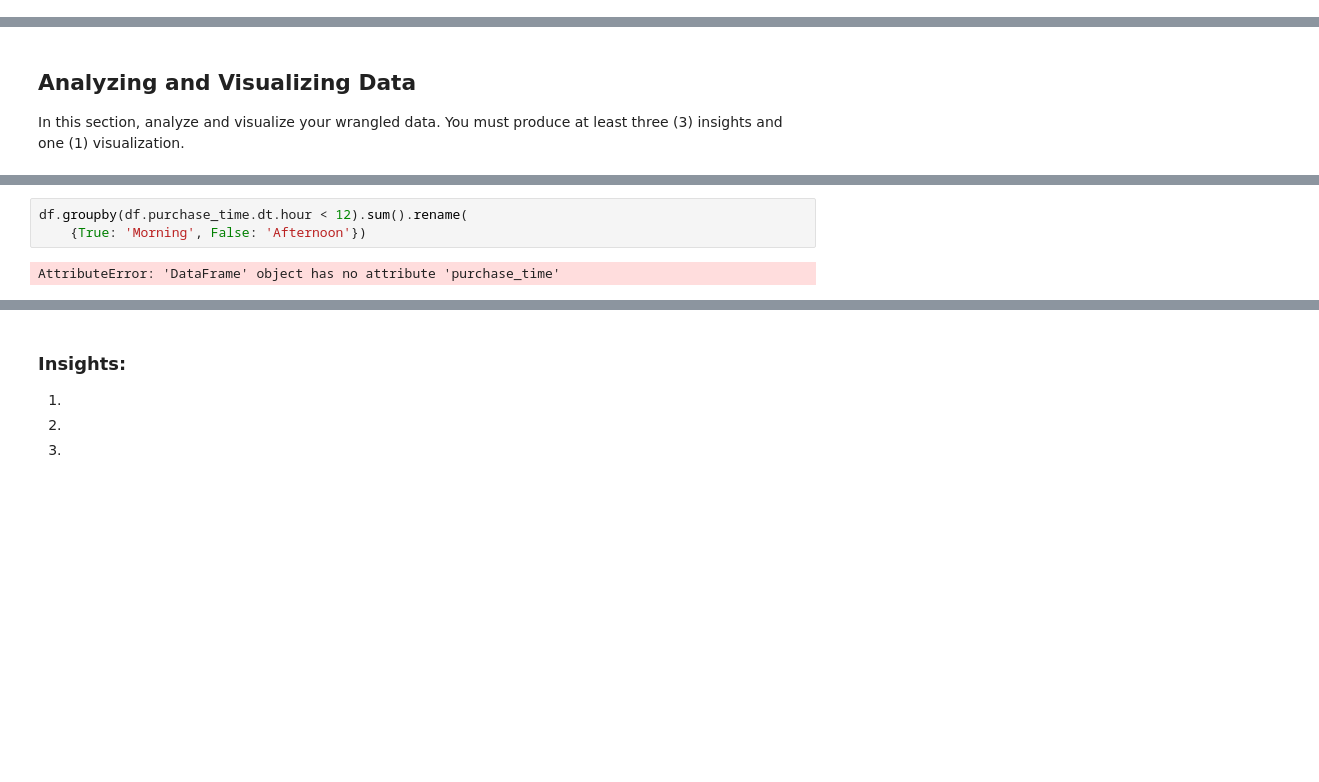
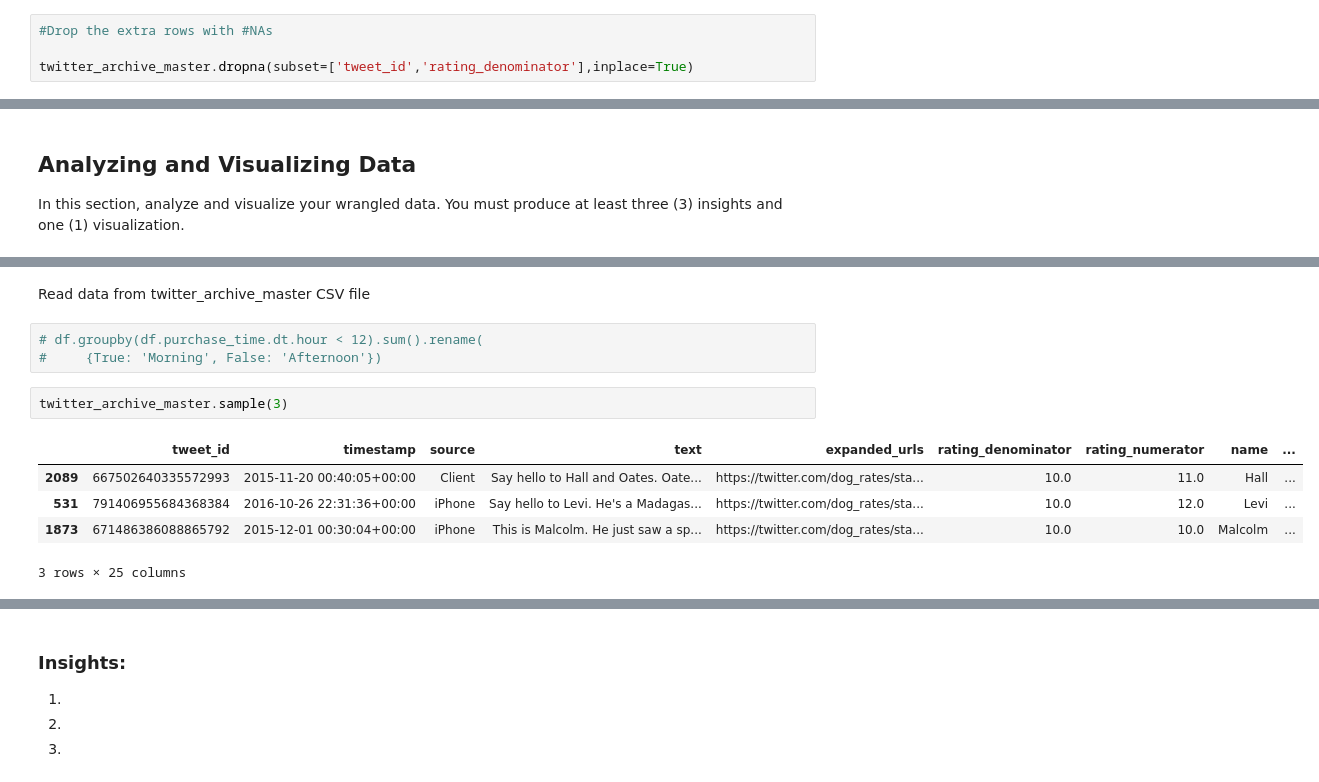
Before and after one commit to zadmainda/WeRateDogs-Data-Analysis, a Jupyter notebook: wrangle_act.ipynb, the cells around one changed output, grey strips where cells are left out. Cells and saved outputs as stored; diff of their text form; blank space fills up the shorter version.

```diff
--- a/wrangle_act.ipynb
+++ b/wrangle_act.ipynb
@@ -737,3 +739,7 @@ twitter_archive_master = pd.concat([archives_melted, predictions_df, additional_
+# %%
+#Drop the extra rows with #NAs
+
+twitter_archive_master.dropna(subset=['tweet_id','rating_denominator'],inplace=True)
 # %% [markdown]
 ## Storing Data
 # %% [markdown]
@@ -772,5 +758,13 @@ In this section, analyze and visualize your wrangled data. You must produce at l
+# %% [markdown]
+Read data from twitter_archive_master CSV file
 # %%
-df.groupby(df.purchase_time.dt.hour < 12).sum().rename(
-    {True: 'Morning', False: 'Afternoon'})
+# df.groupby(df.purchase_time.dt.hour < 12).sum().rename(
+#     {True: 'Morning', False: 'Afternoon'})
-# %% [output]
-AttributeError: 'DataFrame' object has no attribute 'purchase_time'
+# %%
+twitter_archive_master.sample(3)
+# %% [output]
+|  | tweet_id | timestamp | source | text | expanded_urls | rating_denominator | rating_numerator | name | ... |
+| 2089 | 667502640335572993 | 2015-11-20 00:40:05+00:00 | Client | Say hello to Hall and Oates. Oate... | https://twitter.com/dog_rates/sta... | 10.0 | 11.0 | Hall | ... |
+| 531 | 791406955684368384 | 2016-10-26 22:31:36+00:00 | iPhone | Say hello to Levi. He's a Madagas... | https://twitter.com/dog_rates/sta... | 10.0 | 12.0 | Levi | ... |
+| 1873 | 671486386088865792 | 2015-12-01 00:30:04+00:00 | iPhone | This is Malcolm. He just saw a sp... | https://twitter.com/dog_rates/sta... | 10.0 | 10.0 | Malcolm | ... |
+3 rows × 25 columns
```
Also changed, not shown: parts of 10 cells of this notebook, 1 other file.
